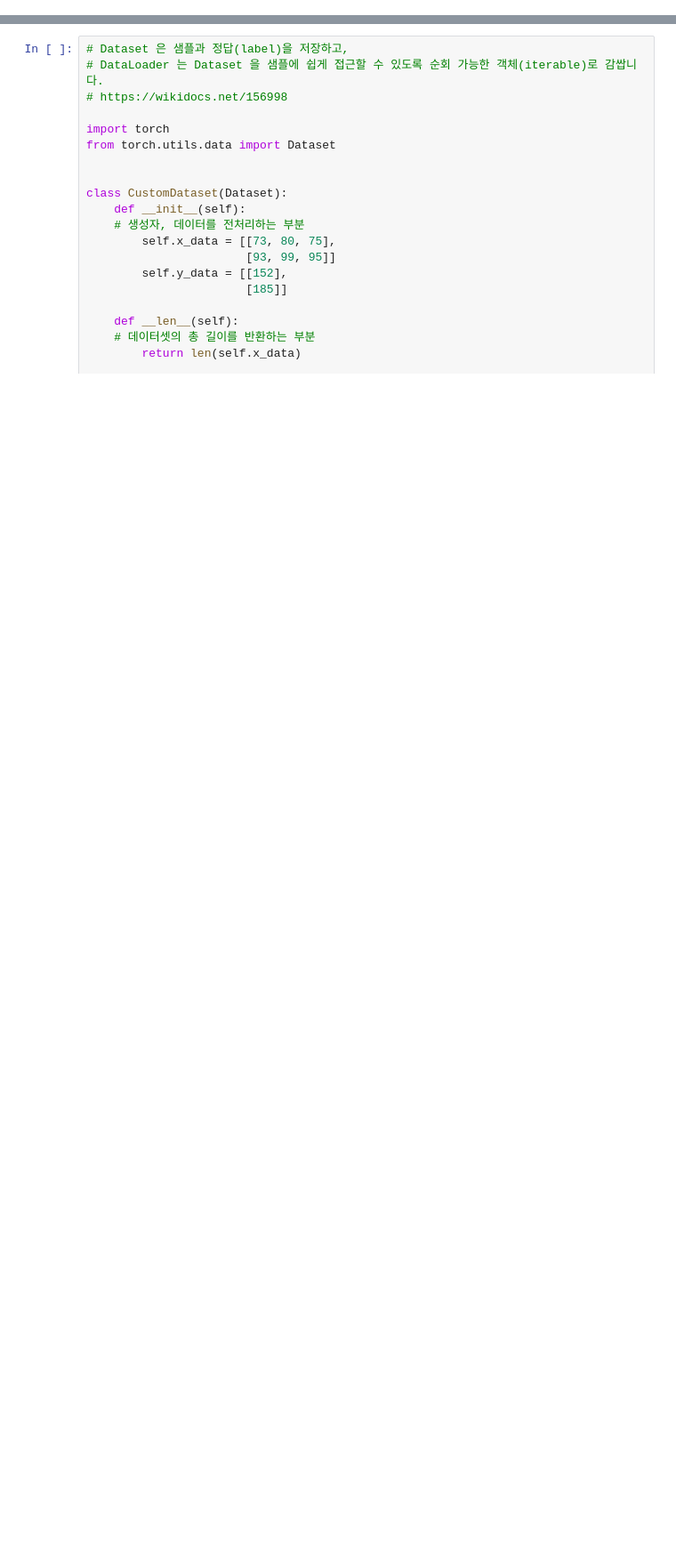
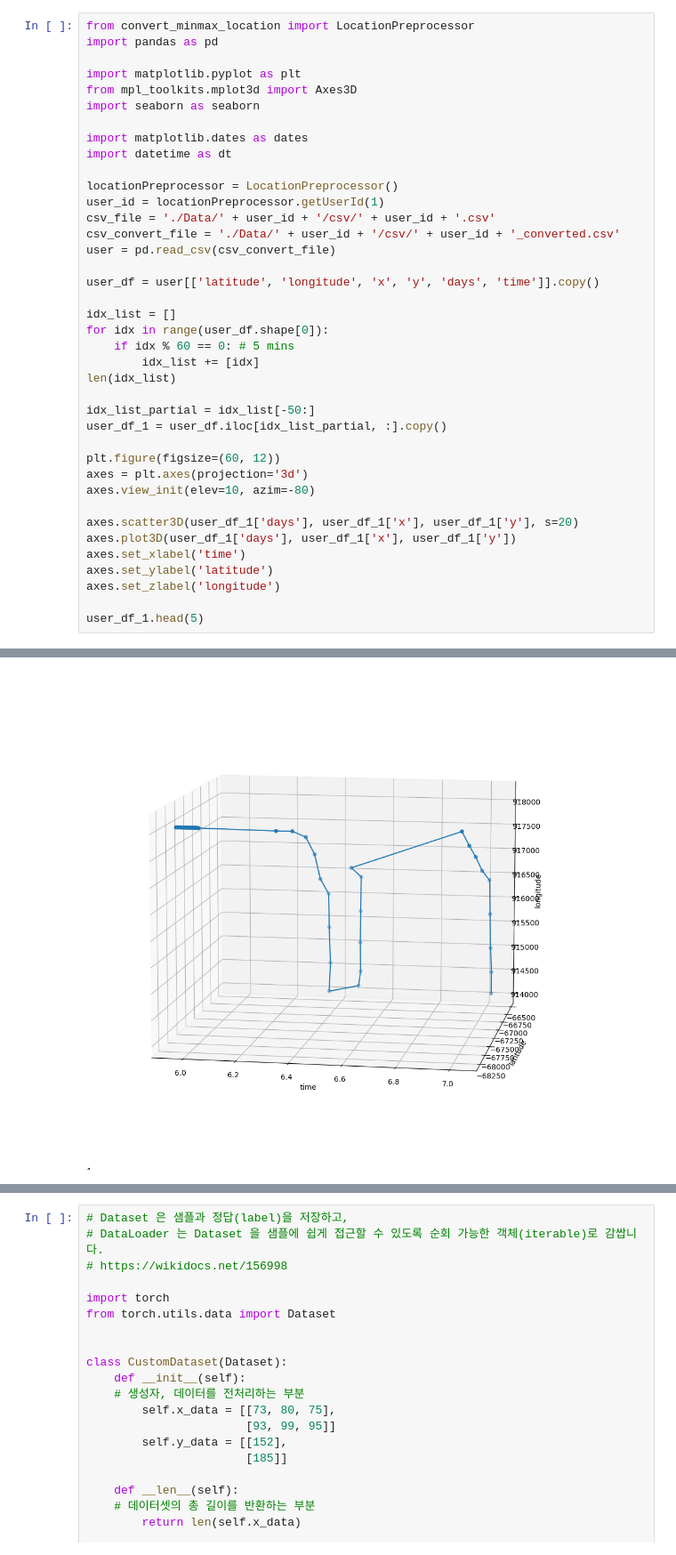
Before and after one commit to shkoma/geolife_timehetnet, a Jupyter notebook: data/geolife/preprocess.ipynb, the cells around one changed output, grey strips where cells are left out. Shown at 89% size. Drawn from its saved outputs; the diff is of its cells as text; blank space fills up the shorter version.

```diff
--- a/data/geolife/preprocess.ipynb
+++ b/data/geolife/preprocess.ipynb
@@ -0,0 +1,40 @@
+# %%
+from convert_minmax_location import LocationPreprocessor
+import pandas as pd
+
+import matplotlib.pyplot as plt
+from mpl_toolkits.mplot3d import Axes3D
+import seaborn as seaborn
+
+import matplotlib.dates as dates
+import datetime as dt
+
+locationPreprocessor = LocationPreprocessor()
+user_id = locationPreprocessor.getUserId(1)
+csv_file = './Data/' + user_id + '/csv/' + user_id + '.csv'
+csv_convert_file = './Data/' + user_id + '/csv/' + user_id + '_converted.csv'
+user = pd.read_csv(csv_convert_file)
+
+user_df = user[['latitude', 'longitude', 'x', 'y', 'days', 'time']].copy()
+
+idx_list = []
+for idx in range(user_df.shape[0]):
+    if idx % 60 == 0: # 5 mins
+        idx_list += [idx]
+len(idx_list)
+
+idx_list_partial = idx_list[-50:]
+user_df_1 = user_df.iloc[idx_list_partial, :].copy()
+
+plt.figure(figsize=(60, 12))
+axes = plt.axes(projection='3d')
+axes.view_init(elev=10, azim=-80)
+
+axes.scatter3D(user_df_1['days'], user_df_1['x'], user_df_1['y'], s=20)
+axes.plot3D(user_df_1['days'], user_df_1['x'], user_df_1['y'])
+axes.set_xlabel('time')
+axes.set_ylabel('latitude')
+axes.set_zlabel('longitude')
+
+user_df_1.head(5)
+# %% [output]
@@ -0,0 +47 @@
+[figure, added]
```
Also changed, not shown: parts of 19 cells of this notebook, 5 other files.
